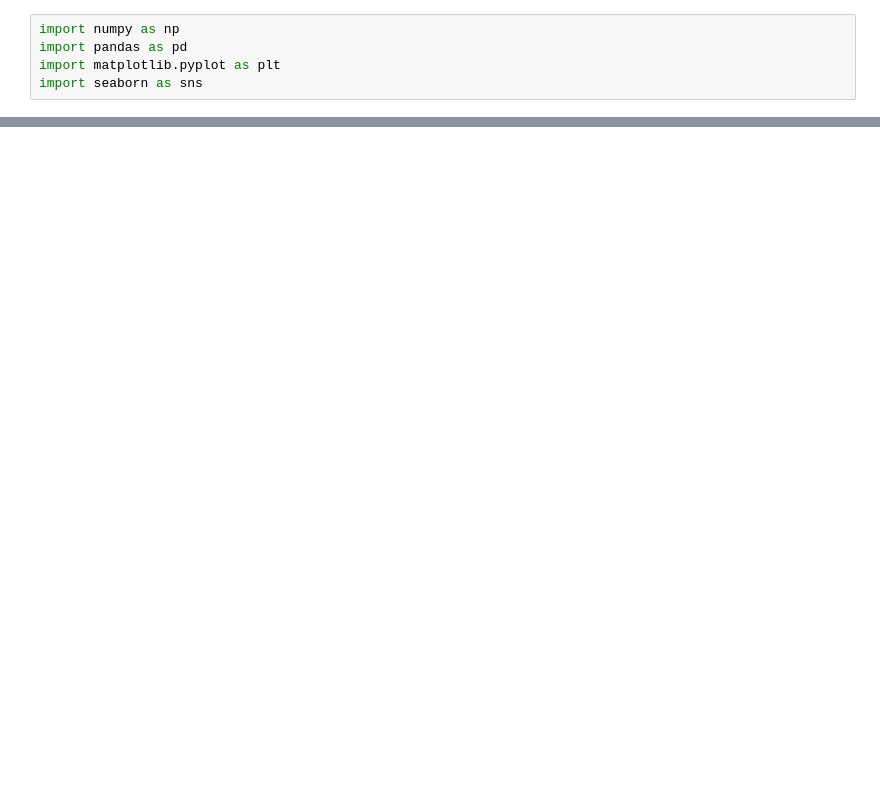
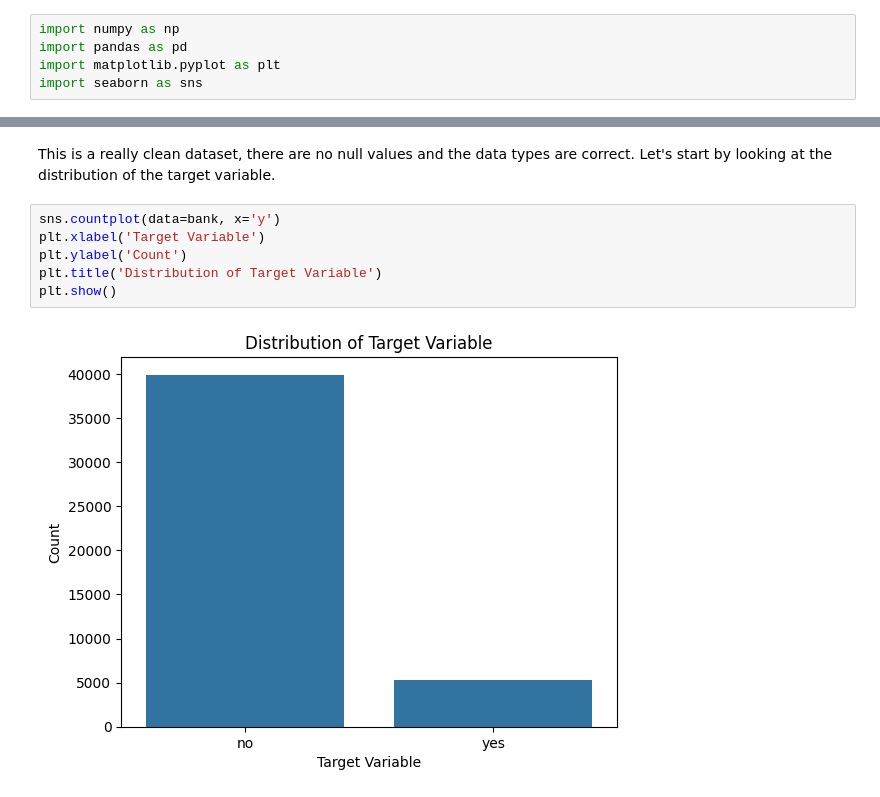
Before and after one commit to krsnathkr/PredictingBankTermDeposits, a Jupyter notebook: main.ipynb, the cells around one changed output, grey strips where cells are left out. Drawn from its saved outputs; the diff is of its cells as text; blank space fills up the shorter version.

```diff
--- a/main.ipynb
+++ b/main.ipynb
@@ -36,0 +70,10 @@ memory usage: 600.6+ KB
+# %% [markdown]
+This is a really clean dataset, there are no null values and the data types are correct. Let's start by looking at the distribution of the target variable.
+# %%
+sns.countplot(data=bank, x='y')
+plt.xlabel('Target Variable')
+plt.ylabel('Count')
+plt.title('Distribution of Target Variable')
+plt.show()
+# %% [output]
+[figure, added]
```
Also changed, not shown: parts of 8 cells of this notebook.
